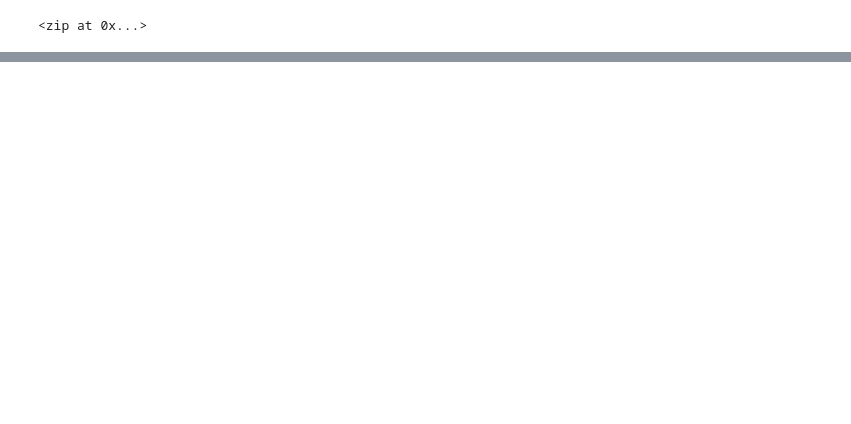
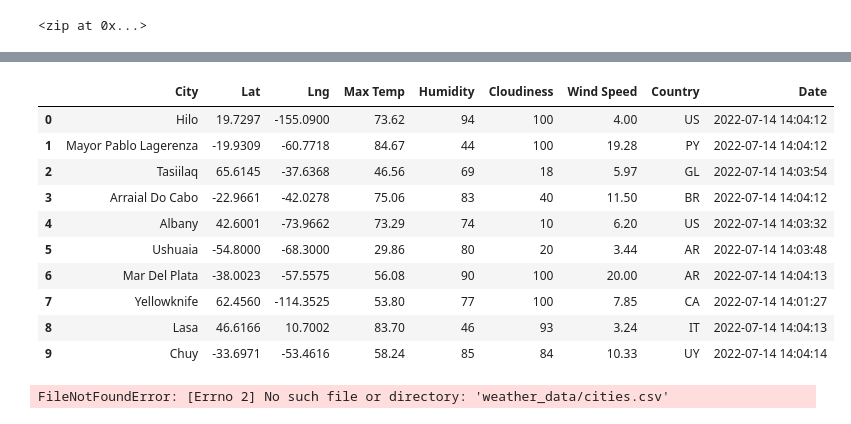
Before and after one commit to Aceofhearts1/World_Weather_Analysis, a Jupyter notebook: WeatherPy.ipynb, the cells around one changed output, grey strips where cells are left out. Drawn from its saved outputs; the diff is of its cells as text; code cells hidden in the pictures; blank space fills up the shorter version.

Commit message:
read and transferred data from API

```diff
--- a/WeatherPy.ipynb
+++ b/WeatherPy.ipynb
@@ -7,3 +14,6 @@ from citipy import citipy
+# %%
+# Starting URL for Weather Map API Call.
+url = "http://api.openweathermap.org/data/2.5/weather?units=Imperial&APPID=" + weather_api_key
 # %%
 # Create a set of random latitude and longitude combinations.
 lats = np.random.uniform(low=-90.000, high=90.000, size=1500)
@@ -31,0 +42,10 @@ len(cities)
+# %%
+# Create an empty list to hold the weather data.
+city_data = []
+# Print the beginning of the logging.
+print("Beginning Data Retrieval     ")
+print("-----------------------------")
+
+# Create counters.
+record_count = 1
+set_count = 1
@@ -31,0 +124,16 @@ len(cities)
+# %%
+# Convert the array of dictionaries to a Pandas DataFrame.
+city_data_df = pd.DataFrame(city_data)
+city_data_df.head(10)
+# %% [output]
+|  | City | Lat | Lng | Max Temp | Humidity | Cloudiness | Wind Speed | Country | Date |
+| 0 | Hilo | 19.7297 | -155.0900 | 73.62 | 94 | 100 | 4.00 | US | 2022-07-14 14:04:12 |
+| 1 | Mayor Pablo Lagerenza | -19.9309 | -60.7718 | 84.67 | 44 | 100 | 19.28 | PY | 2022-07-14 14:04:12 |
+| 2 | Tasiilaq | 65.6145 | -37.6368 | 46.56 | 69 | 18 | 5.97 | GL | 2022-07-14 14:03:54 |
+| 3 | Arraial Do Cabo | -22.9661 | -42.0278 | 75.06 | 83 | 40 | 11.50 | BR | 2022-07-14 14:04:12 |
+| 4 | Albany | 42.6001 | -73.9662 | 73.29 | 74 | 10 | 6.20 | US | 2022-07-14 14:03:32 |
+| 5 | Ushuaia | -54.8000 | -68.3000 | 29.86 | 80 | 20 | 3.44 | AR | 2022-07-14 14:03:48 |
+| 6 | Mar Del Plata | -38.0023 | -57.5575 | 56.08 | 90 | 100 | 20.00 | AR | 2022-07-14 14:04:13 |
+| 7 | Yellowknife | 62.4560 | -114.3525 | 53.80 | 77 | 100 | 7.85 | CA | 2022-07-14 14:01:27 |
+| 8 | Lasa | 46.6166 | 10.7002 | 83.70 | 46 | 93 | 3.24 | IT | 2022-07-14 14:04:13 |
+| 9 | Chuy | -33.6971 | -53.4616 | 58.24 | 85 | 84 | 10.33 | UY | 2022-07-14 14:04:14 |
@@ -31,0 +145,7 @@ len(cities)
+# %%
+# Create the output file (CSV).
+output_data_file = "weather_data/cities.csv"
+# Export the City_Data into a CSV.
+city_data_df.to_csv(output_data_file, index_label="City_ID")
+# %% [output]
+FileNotFoundError: [Errno 2] No such file or directory: 'weather_data/cities.csv'
```
Also changed, not shown: parts of 5 cells of this notebook, 3 other files.
